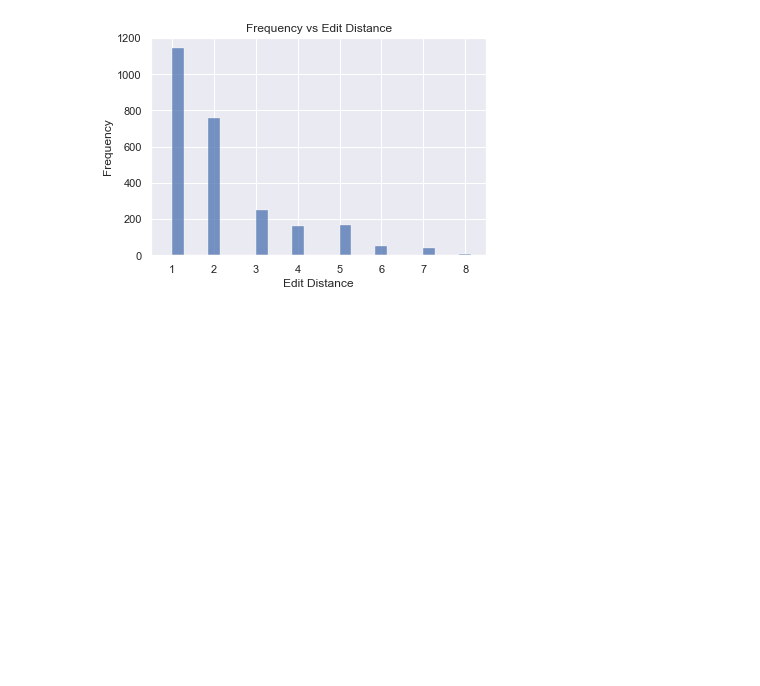
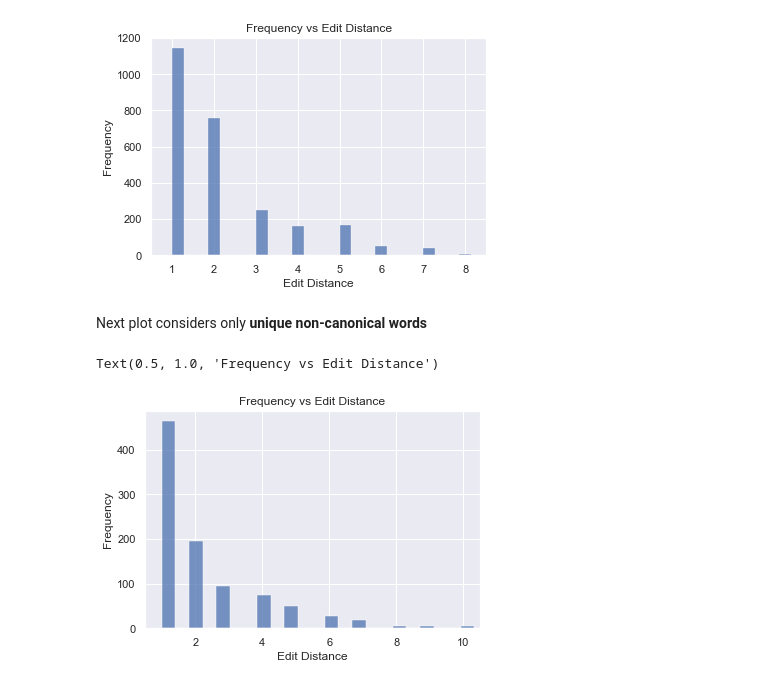
Before and after one commit to Sidx-sys/LexNorm-WNUT, a Jupyter notebook: data_analysis.ipynb, the cells around one changed output. Saved outputs shown, nothing was run; the diff lists cells and outputs as text; code cells hidden in the pictures; blank space fills up the shorter version.

Commit message:
Added analysis on normalized edit distance

```diff
--- a/data_analysis.ipynb
+++ b/data_analysis.ipynb
@@ -217,7 +217,10 @@ for raw in conversion_map.keys():
     for norm in conversion_map[raw].keys():
         dist = edit_distance(raw, norm)
         freq = conversion_map[raw][norm]
-        dist_freq = [dist for i in range(freq)]
+        '''to include duplicates'''
+        # dist_freq = [dist for i in range(freq)]
+        '''to only have uniques'''
+        dist_freq = [dist]
         edit_distances.extend(dist_freq)
 # %%
 print(f"Maximum edit distance recorded: {int(max(edit_distances))}")
@@ -247,3 +252,14 @@ ax.set_title("Frequency vs Edit Distance")
 # %% [output]
 Text(0.5, 1.0, 'Frequency vs Edit Distance')
 [figure]
+# %% [markdown]
+Next plot considers only **unique non-canonical words**
+# %%
+fig, ax = plt.subplots()
+sns.histplot(edit_distances, ax=ax)
+ax.set_xlim(0.5, 10.5)
+ax.set(xlabel="Edit Distance", ylabel="Frequency")
+ax.set_title("Frequency vs Edit Distance")
+# %% [output]
+Text(0.5, 1.0, 'Frequency vs Edit Distance')
+[figure, added]
```
Also changed, not shown: parts of 11 cells of this notebook.
